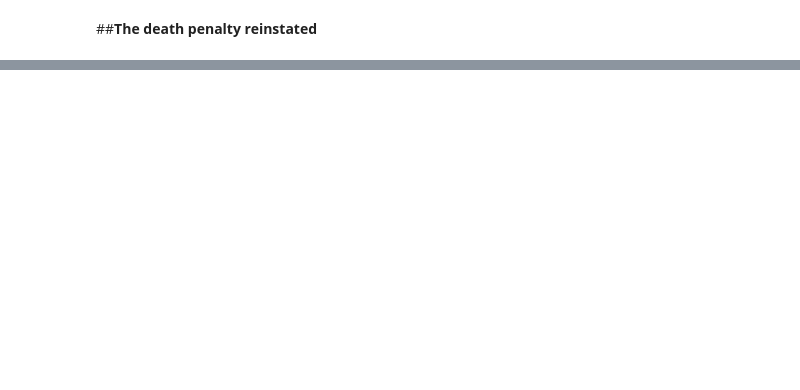
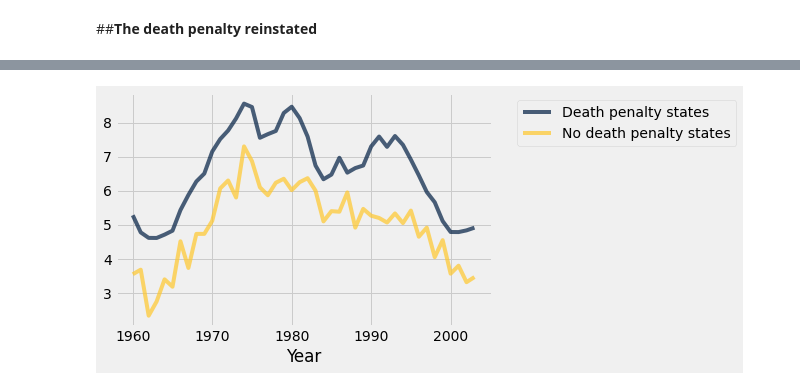
Before and after one commit to Kate5-7-2021/INFO-5502-SU2021, a Jupyter notebook: INFO_5502_Assign5_Murder_Rates.ipynb, the cells around one changed output, grey strips where cells are left out. Saved outputs shown, nothing was run; the diff lists cells and outputs as text; code cells hidden in the pictures; blank space fills up the shorter version.

```diff
--- a/INFO_5502_Assign5_Murder_Rates.ipynb
+++ b/INFO_5502_Assign5_Murder_Rates.ipynb
@@ -553,0 +563,10 @@ Test statistic 1975 to 1977 : -30
+# %%
+#states = mur_rate_table.group('State').select('State')
+states = dp_mr.sort('State', distinct = True).column(0)
+#states = death_penalty.where('Death Penalty', True).column(0)
+average_murder_rates= Table().with_columns(
+    'Year',mur_rate_table.sort('Year',distinct = True).column('Year'),
+    'Death penalty states',mur_rate_table.drop('state_abbrev','Population').where('State', are.contained_in(states)).group('Year',np.mean).column(2),
+    'No death penalty states',mur_rate_table.drop('state_abbrev','Population').where('State', are.contained_in(non_death_penalty_states)).group('Year',np.mean).column(2)
+)
+average_murder_rates
@@ -553,0 +586,4 @@ Test statistic 1975 to 1977 : -30
+# %%
+average_murder_rates.plot('Year')
+# %% [output]
+[figure, added]
```
Also changed, not shown: parts of 23 cells of this notebook.
